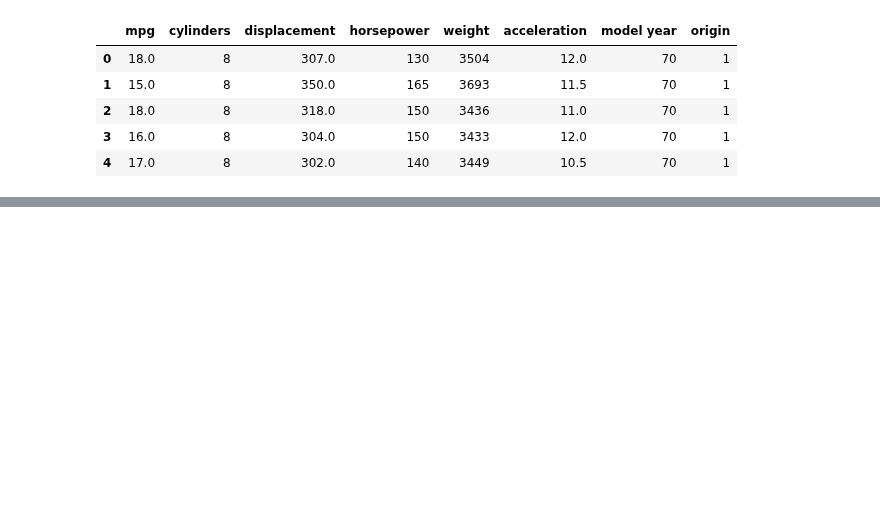
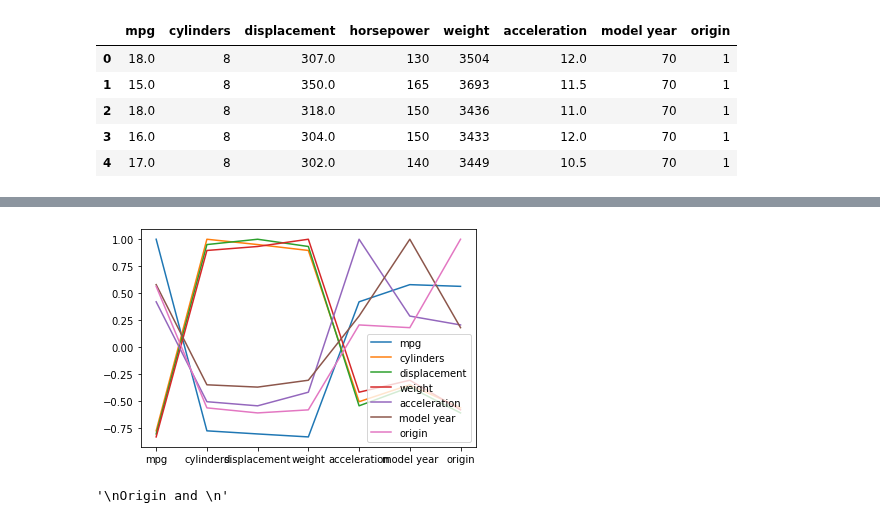
Before and after one commit to joshgreenert/Python-Projects, a Jupyter notebook: Data Mining/Week4/Machine Learning Predicting Fuel Efficiency.ipynb, the cells around one changed output, grey strips where cells are left out. Cells and saved outputs as stored; diff of their text form; code cells hidden in the pictures; blank space fills up the shorter version.

```diff
--- a/Data Mining/Week4/Machine Learning Predicting Fuel Efficiency.ipynb
+++ b/Data Mining/Week4/Machine Learning Predicting Fuel Efficiency.ipynb
@@ -48,4 +53,5 @@ meanValue
 # %%
 # Create dummy variables for the origin column
-fuel_df['origin'] = pd.get_dummies(fuel_df['origin'])
+fuel_origins = pd.get_dummies(fuel_df['origin'])
+fuel_origins.head(5)
 # %% [output]
@@ -53,4 +64,16 @@ ValueError: Columns must be same length as key
 # %%
 # Create a correlation coefficient matrix and/or visualization. Are there features highly correlated with mpg?
+correllation_matrix = fuel_df.corr()
+
+correllation_matrix.plot()
+plt.show()
+
+'''
+Origin and accelleration appear to have the closest correlation.  However, the tails of each are extremely volatile
+which doesn't compare to mpg.
+'''
+# %% [output]
+[figure, added]
+'\nOrigin and \n'
 # %%
 # Plot mpg versus weight. Analyze this graph and explain how it relates to the corresponding correlation coefficient.
```
Also changed, not shown: parts of 7 cells of this notebook.
